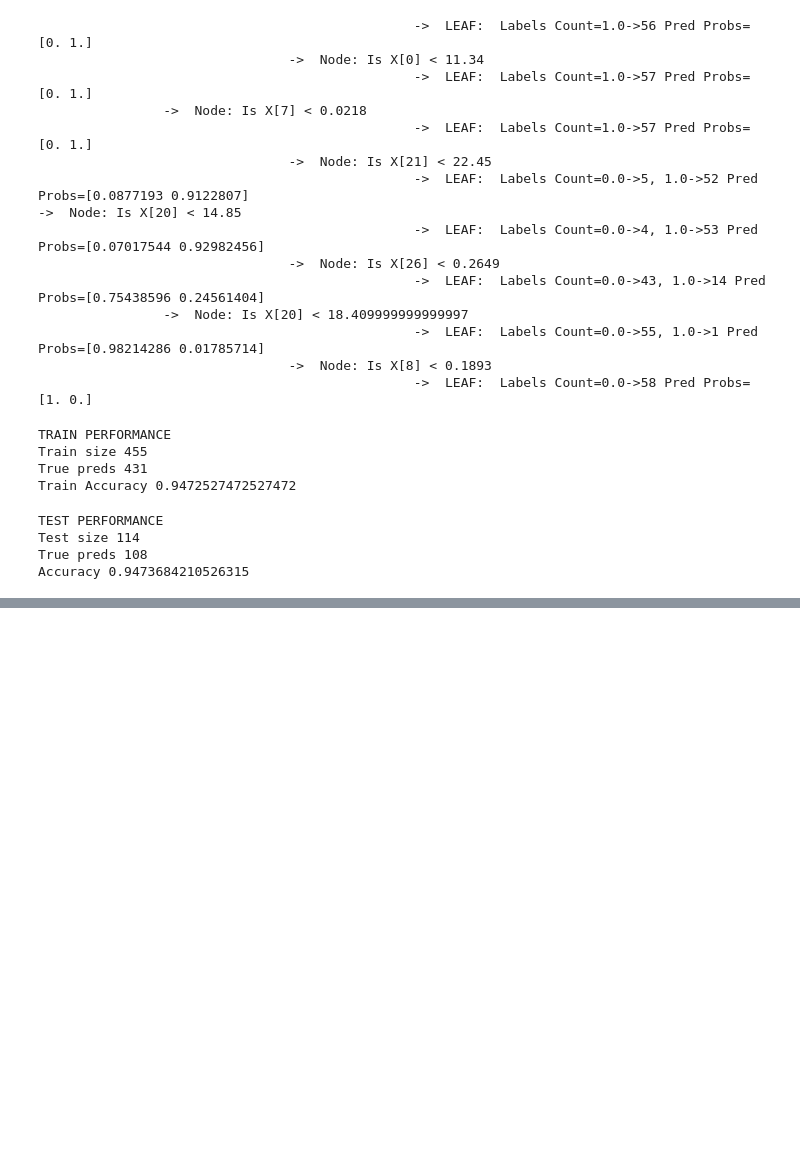
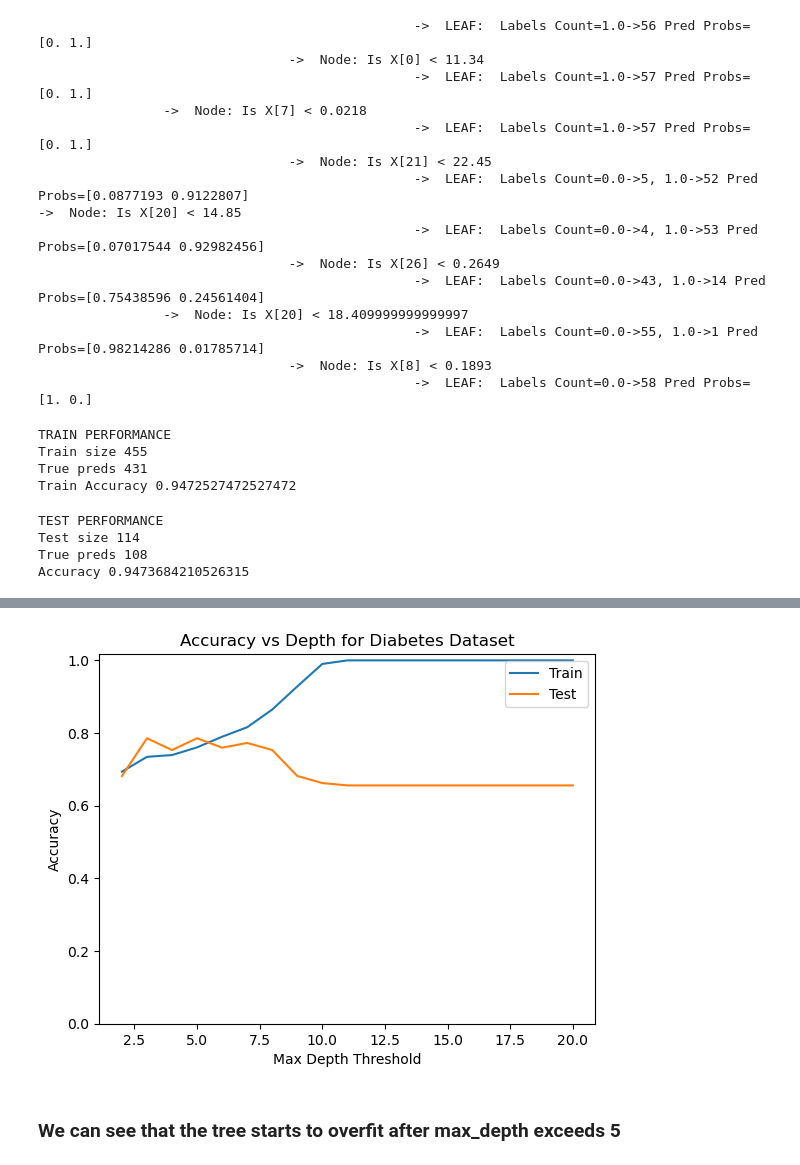
Before and after one commit to enesozeren/decision_tree_from_scratch, a Jupyter notebook: modelling_examples.ipynb, the cells around one changed output, grey strips where cells are left out. Saved outputs shown, nothing was run; the diff lists cells and outputs as text; code cells hidden in the pictures; blank space fills up the shorter version.

```diff
--- a/modelling_examples.ipynb
+++ b/modelling_examples.ipynb
@@ -125,0 +163,2 @@ Accuracy 0.9473684210526315
+# %%
+diabetes = fetch_openml(name="diabetes")
@@ -125,0 +173,37 @@ Accuracy 0.9473684210526315
+# %%
+X_train, X_test, Y_train, Y_test = model_selection.train_test_split(diabetes_features, diabetes_labels, test_size=0.2, random_state=0)
+# %%
+# Lets see how model performs with different max_depth thresholds
+
+train_accuracy_dict = {}
+test_accuracy_dict = {}
+# depth_occured = {}
+
+for depth in range(2, 21):
+    tree_model = DecisionTree(max_depth=depth, min_samples_leaf=1)
+    tree_model.train(X_train, Y_train)
+
+    # depth_occured[depth] = tree_model.current_de
+
+    # Train performance
+    train_preds = tree_model.predict(X_set=X_train)
+    train_accuracy = sum(train_preds == Y_train) / len(Y_train)
+    train_accuracy_dict[depth] = train_accuracy
+
+    # Test performance
+    test_preds = tree_model.predict(X_set=X_test)
+    test_accuracy = sum(test_preds == Y_test) / len(Y_test)
+    test_accuracy_dict[depth] = test_accuracy
+# %%
+plt.plot(train_accuracy_dict.keys(), train_accuracy_dict.values(), label="Train")
+plt.plot(test_accuracy_dict.keys(), test_accuracy_dict.values(), label="Test")
+plt.title("Accuracy vs Depth for Diabetes Dataset")
+plt.xlabel("Max Depth Threshold")
+plt.ylabel("Accuracy")
+plt.legend()
+plt.ylim(bottom=0.0)
+plt.show()
+# %% [output]
+[figure, added]
+# %% [markdown]
+### We can see that the tree starts to overfit after max_depth exceeds 5
```
Also changed, not shown: parts of 7 cells of this notebook, 1 other file.
